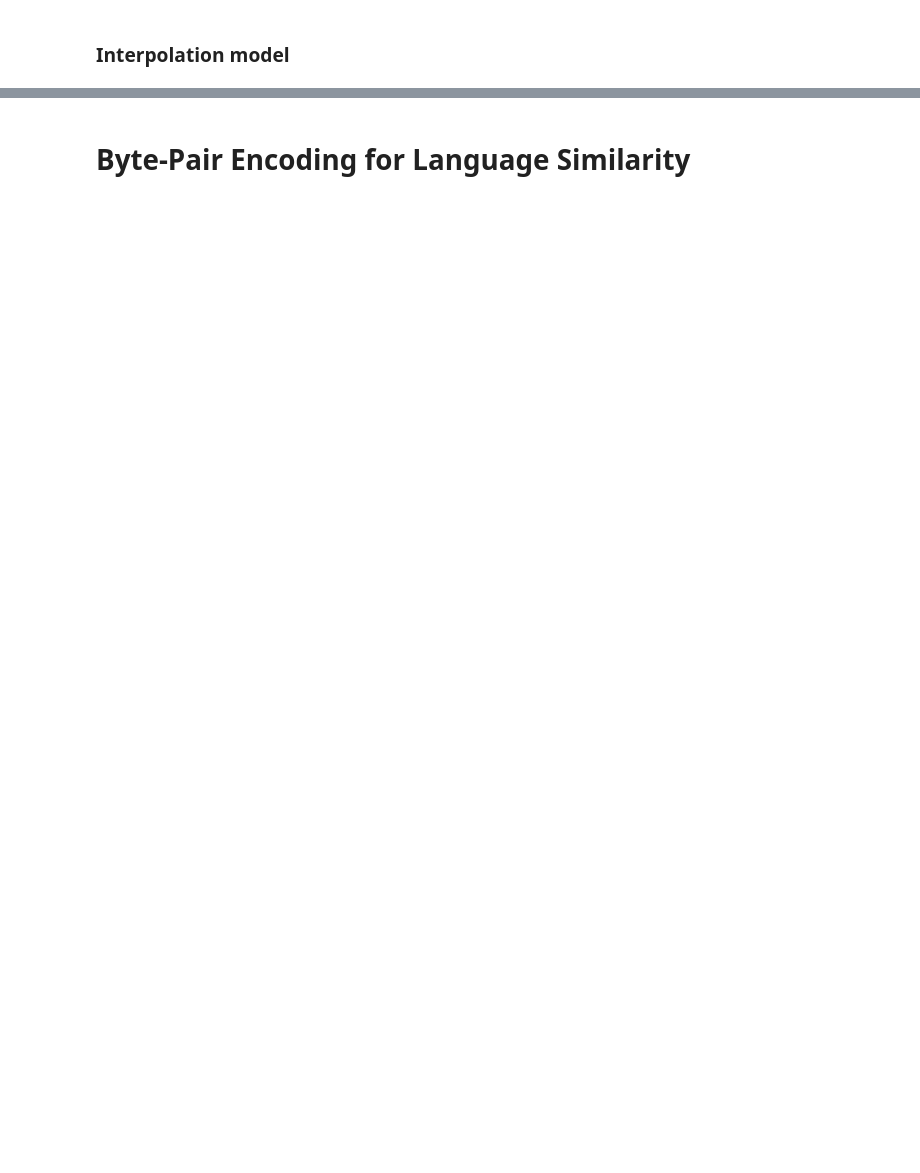
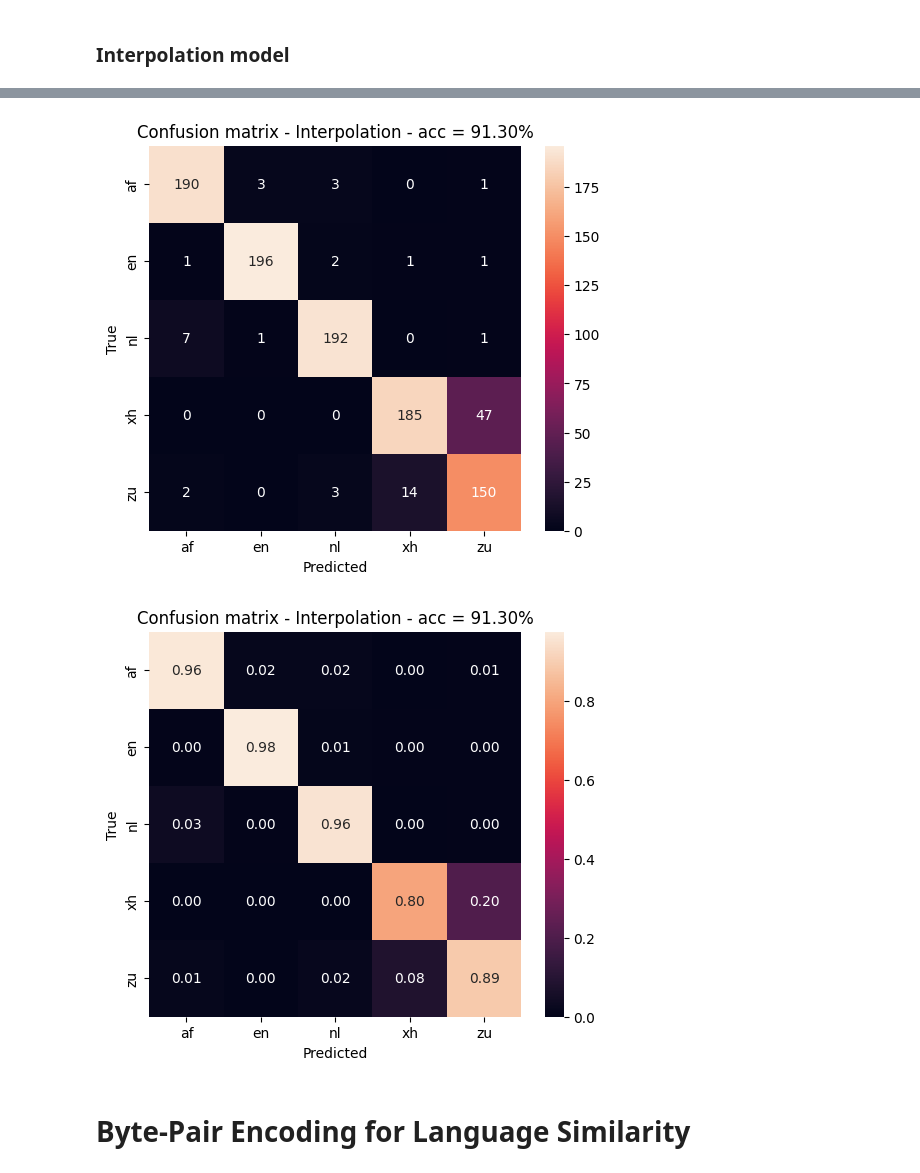
Before and after one commit to Fahazavana/NGramLMs_BPE, a Jupyter notebook: main.ipynb, the cells around one changed output, grey strips where cells are left out. Cells and saved outputs as stored; diff of their text form; code cells hidden in the pictures; blank space fills up the shorter version.

```diff
--- a/main.ipynb
+++ b/main.ipynb
@@ -344,2 +383,15 @@ plt.show()
+# %%
+identifiers2 = LIdentify(models, mode='inter', params=inter_parameters)
+cmf2 = cmf_acc_matrix(identifiers2, x, y)
+accuracy2 = 100 * np.diag(cmf2).sum() / cmf2.sum()
+cmf_norm2 = cmf2 / cmf2.sum(axis=1)[:, np.newaxis]
+
+
+plot_acc_cmf(cmf2, accuracy2, labels, title=r'Interpolation', fmt='.0f')
+plot_acc_cmf(cmf_norm2, accuracy2, labels, title=r'Interpolation', fmt='.2f')
+plt.show()
+# %% [output]
+[figure, added]
+[figure, added]
 # %% [markdown]
 # Byte-Pair Encoding for Language Similarity
```
Also changed, not shown: parts of 29 cells of this notebook, 7 other files.
